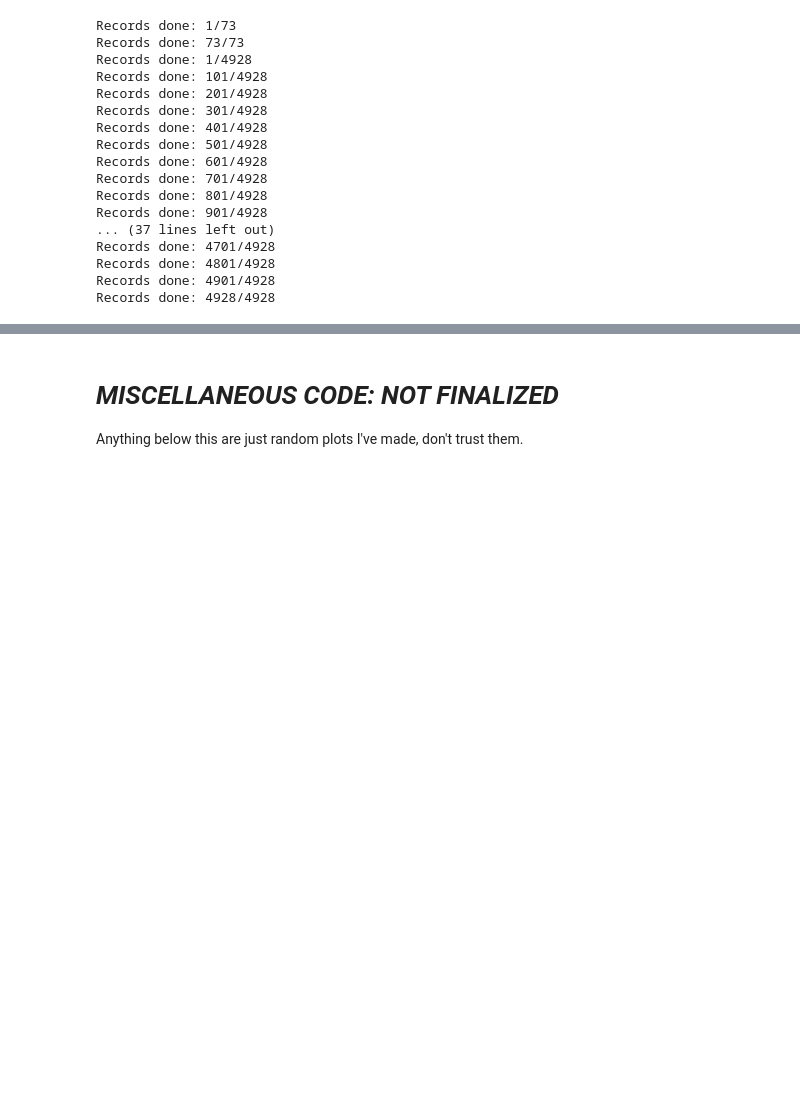
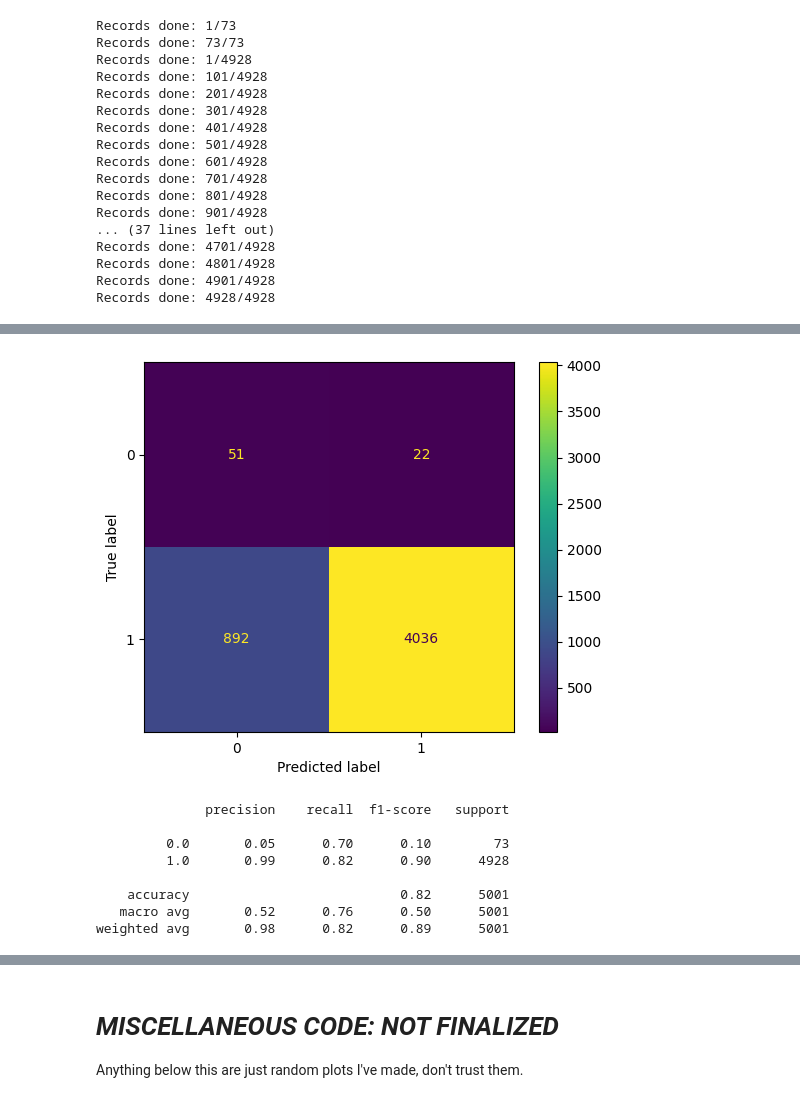
Before and after one commit to patelraj7021/llm-hallucination-monitoring, a Jupyter notebook: CAIS_research_project.ipynb, the cells around one changed output, grey strips where cells are left out. Saved outputs shown, nothing was run; the diff lists cells and outputs as text; code cells hidden in the pictures; blank space fills up the shorter version.

```diff
--- a/CAIS_research_project.ipynb
+++ b/CAIS_research_project.ipynb
@@ -590,0 +631,3 @@ Accuracy: 0.6740651869626075
+# %%
+test_x_kde_incorrect = apply_kdes(test_x, incorrect_kdes)
+test_x_kde_correct = apply_kdes(test_x, correct_kdes)
@@ -590,0 +652,2 @@ Accuracy: 0.6740651869626075
+# %%
+test_x_kde = np.concatenate((test_x_kde_incorrect, test_x_kde_correct), axis=1)
@@ -590,0 +678,17 @@ Accuracy: 0.6740651869626075
+# %%
+# check performance on test data
+conf_matrix = confusion_matrix(test_y, model.predict(test_x_kde))
+disp = ConfusionMatrixDisplay(conf_matrix)
+disp.plot()
+plt.show()
+print(classification_report(test_y, model.predict(test_x_kde)))
+# %% [output]
+[figure, added]
+              precision    recall  f1-score   support
+
+         0.0       0.05      0.70      0.10        73
+         1.0       0.99      0.82      0.90      4928
+
+    accuracy                           0.82      5001
+   macro avg       0.52      0.76      0.50      5001
+weighted avg       0.98      0.82      0.89      5001
```
Also changed, not shown: parts of 17 cells of this notebook.
